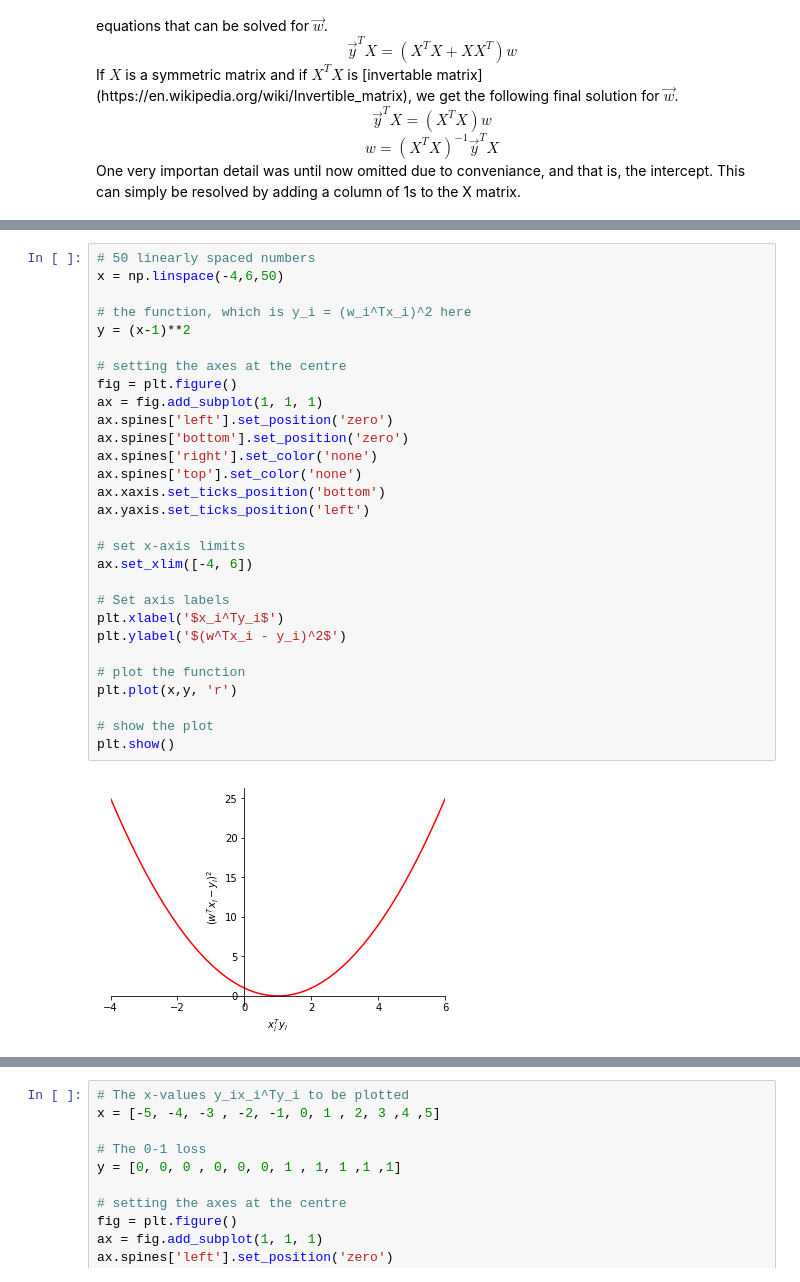
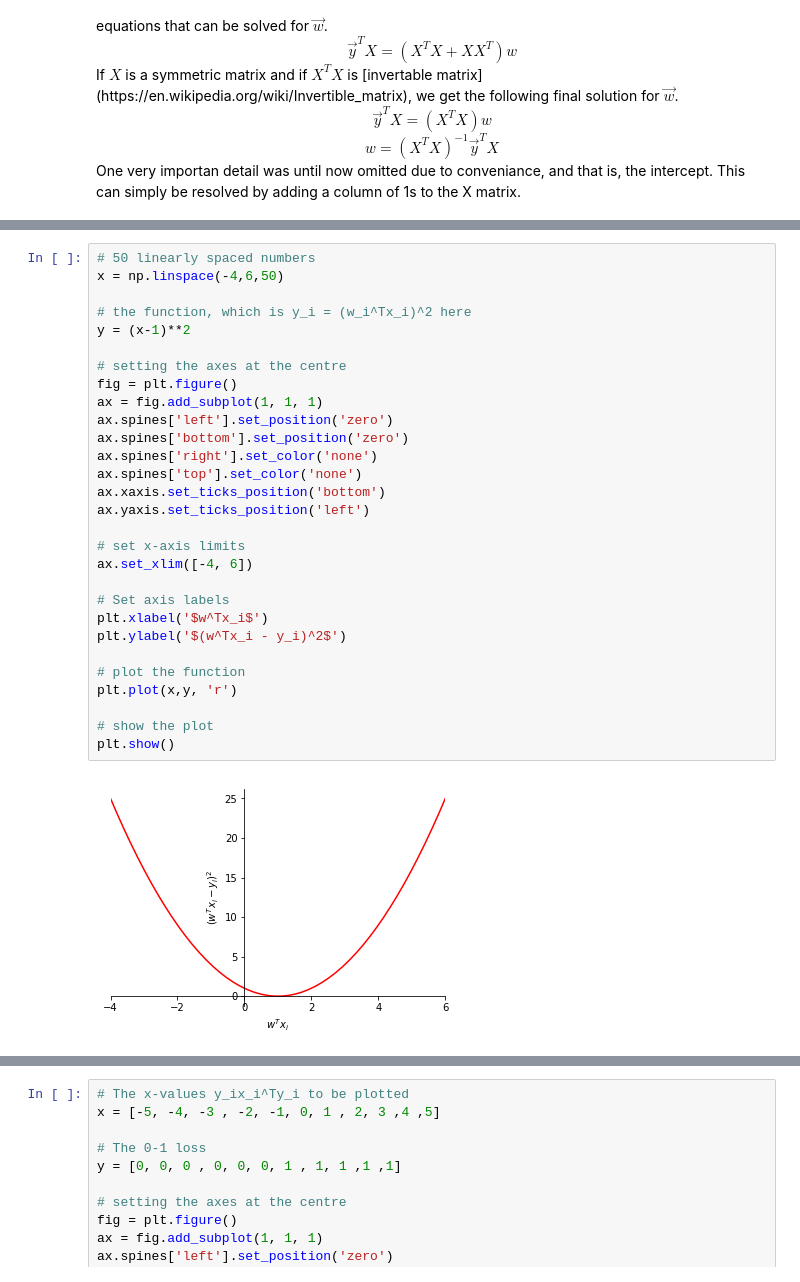
Before and after one commit to ramyar4321/MachineLearningCancer, a Jupyter notebook: MachineLearningCancerPerdiction.ipynb, the cells around one changed output, grey strips where cells are left out. Drawn from its saved outputs; the diff is of its cells as text.

```diff
--- a/MachineLearningCancerPerdiction.ipynb
+++ b/MachineLearningCancerPerdiction.ipynb
@@ -965,34 +1007,34 @@ For any given example $\vec{x}_i$, let us plot the error for $y_i$ as a function
 # %%
 # 50 linearly spaced numbers
 x = np.linspace(-4,6,50)
 
 # the function, which is y_i = (w_i^Tx_i)^2 here
 y = (x-1)**2
 
 # setting the axes at the centre
 fig = plt.figure()
 ax = fig.add_subplot(1, 1, 1)
 ax.spines['left'].set_position('zero')
 ax.spines['bottom'].set_position('zero')
 ax.spines['right'].set_color('none')
 ax.spines['top'].set_color('none')
 ax.xaxis.set_ticks_position('bottom')
 ax.yaxis.set_ticks_position('left')
 
 # set x-axis limits
 ax.set_xlim([-4, 6])
 
 # Set axis labels
-plt.xlabel('$x_i^Ty_i$')
+plt.xlabel('$w^Tx_i$')
 plt.ylabel('$(w^Tx_i - y_i)^2$')
 
 # plot the function
 plt.plot(x,y, 'r')
 
 # show the plot
 plt.show()
 # %% [output]
-[figure, old version]
+[figure, new version]
 # %% [markdown]
 The graph above is a vizual repersentation of the [5 cases discussed](#logistic_regression) earlier. To better explain the graph, we seperate it into 3 parts.
 <ol>
```
Also changed, not shown: parts of 10 cells of this notebook.
